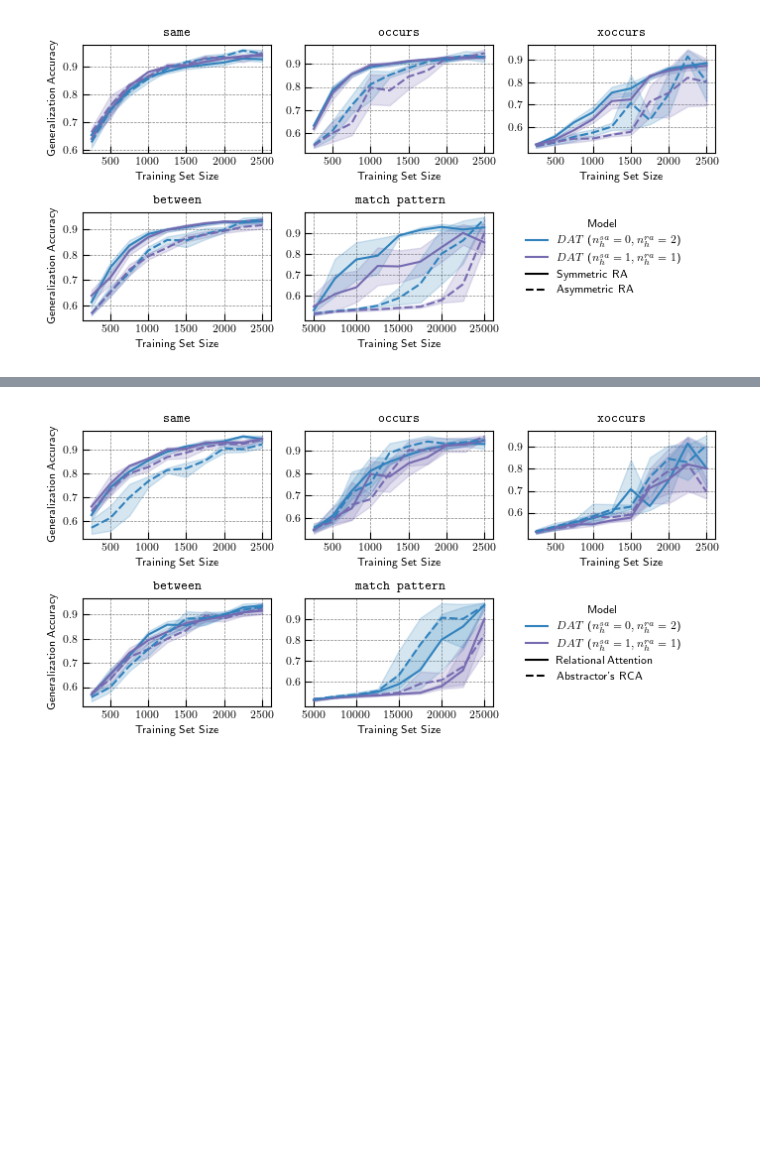
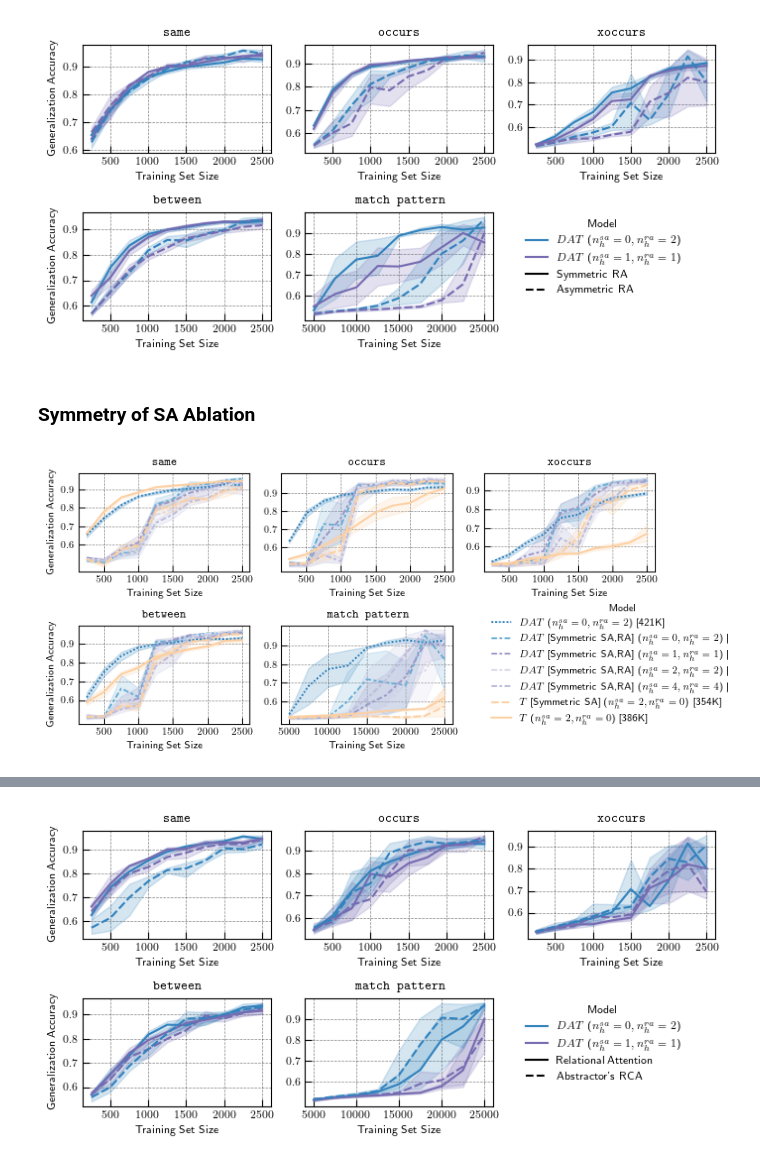
Before and after one commit to Awni00/abstract_transformer, a Jupyter notebook: figure_generation/figure_generation.ipynb, the cells around one changed output, grey strips where cells are left out. Drawn from its saved outputs; the diff is of its cells as text; code cells hidden in the pictures; blank space fills up the shorter version.

Commit message:
updated figure generation -- added attn symmetry ablation

```diff
--- a/figure_generation/figure_generation.ipynb
+++ b/figure_generation/figure_generation.ipynb
@@ -157,12 +208,26 @@ array(['sa=8; d=144; L=2', 'sa=4; d=144; L=2', 'sa=2; d=144; L=2',
 # %%
 models = [
     'sa=2; d=128; L=2',
+    'sa=2; d=128; L=2; sym_attn',
     # 'sa=2; d=128; L=2',
+
+    'sa=2; d=144; L=2; sym_attn',
+    'sa=4; d=144; L=2; sym_attn',
+    'sa=8; d=144; L=2; sym_attn',
+
     'sa=2; d=144; L=2',
     # 'sa=4; d=128; L=2',
     # 'sa=4; d=144; L=2',
     'sa=8; d=128; L=2',
     'sa=8; d=144; L=2',
+
+    'sa=2; ra=2; nr=4; d=128; L=2; ra_type=relational_attention; sym_rel=True; sym_attn=True; symbol_type=positional_symbols',
+    'sa=1; ra=1; nr=2; d=128; L=2; ra_type=relational_attention; sym_rel=True; sym_attn=True; symbol_type=positional_symbols',
+    'sa=4; ra=4; nr=8; d=128; L=2; ra_type=relational_attention; sym_rel=True; sym_attn=True; symbol_type=positional_symbols',
+    'sa=0; ra=2; nr=2; d=128; L=2; ra_type=relational_attention; sym_rel=True; sym_attn=True; symbol_type=positional_symbols',
+    'sa=0; ra=8; nr=8; d=128; L=2; ra_type=relational_attention; sym_rel=True; sym_attn=True; symbol_type=positional_symbols',
+
+
     'sa=1; rca=1; d=128; L=2; rca_type=standard; sym_rel=False; symbol_type=pos_sym_retriever',
     'sa=0; rca=2; d=128; L=2; rca_type=standard; sym_rel=False; symbol_type=pos_sym_retriever',
     'sa=0; rca=2; d=128; L=2; rca_type=disentangled_v2; sym_rel=False; symbol_type=pos_sym_retriever',
@@ -468,3 +527,50 @@ fig.set_tight_layout(True)
 # fig.savefig(f'{save_dir}/relgames/relgames_learning_curves_symmetry_ablation.pdf')
 # %% [output]
 [figure]
+# %% [markdown]
+### Symmetry of SA Ablation
+# %%
+fig = plt.figure(figsize=(7,3.5))
+
+fig_models = [
+    'sa=2; d=128; L=2',
+    'sa=2; d=128; L=2; sym_attn',
+    # 'sa=2; d=144; L=2; sym_attn',
+    'sa=0; rca=2; d=128; L=2; rca_type=disentangled_v2; sym_rel=True; symbol_type=pos_sym_retriever',
+    'sa=2; ra=2; nr=4; d=128; L=2; ra_type=relational_attention; sym_rel=True; sym_attn=True; symbol_type=positional_symbols',
+    'sa=1; ra=1; nr=2; d=128; L=2; ra_type=relational_attention; sym_rel=True; sym_attn=True; symbol_type=positional_symbols',
+    'sa=4; ra=4; nr=8; d=128; L=2; ra_type=relational_attention; sym_rel=True; sym_attn=True; symbol_type=positional_symbols',
+    'sa=0; ra=2; nr=2; d=128; L=2; ra_type=relational_attention; sym_rel=True; sym_attn=True; symbol_type=positional_symbols',
+    # 'sa=0; ra=8; nr=8; d=128; L=2; ra_type=relational_attention; sym_rel=True; sym_attn=True; symbol_type=positional_symbols',
+    ]
+model_filter = figure_data.model_name.isin(fig_models)
+
+axes = []
+for i, task in enumerate(tasks):
+    # task filter
+    task_filter = figure_data.Task == task
+    ax_data = figure_data.copy()[task_filter & model_filter]
+    # config filter
+    # ax_data = ax_data[ax_data['Symmetric RA']!=False]
+    fig_model_order = [m for m in model_order if m in list(ax_data['Model'].unique())]
+    ax_data['Model'] = pd.Categorical(ax_data['Model'], fig_model_order, ordered=True)
+
+    ax = fig.add_subplot(2, 3, i+1)
+    # last = (i==len(tasks)-1)
+    sns.lineplot(
+        ax_data, ax=ax, x='Training Set Size', y='Generalization Accuracy', hue='Model', legend=False,
+        palette=color_map_, style='Symmetry',
+        # estimator='mean', errorbar=('se', 1.96))
+        estimator='mean', errorbar=('ci', 95))
+    ax.set_yticks([0.6, 0.7, 0.8, 0.9])
+    ax.set_title(task)
+    if (i%3) != 0:
+        ax.set_ylabel('')
+    axes.append(ax)
+
+# sns.move_legend(ax, loc='lower center', bbox_to_anchor=(1.5, 0), fontsize='small', title='Model', frameon=False)
+fig.legend(handles=axes[0].get_lines(), labels=fig_model_order,  loc=(0.65, 0.1), fontsize='medium', title='Model', frameon=False)
+fig.set_tight_layout(True)
+fig.savefig(f'{save_dir}/relgames/relgames_learning_curves_attn_symmetry_ablation.pdf')
+# %% [output]
+[figure, added]
```
Also changed, not shown: parts of 16 cells of this notebook.
